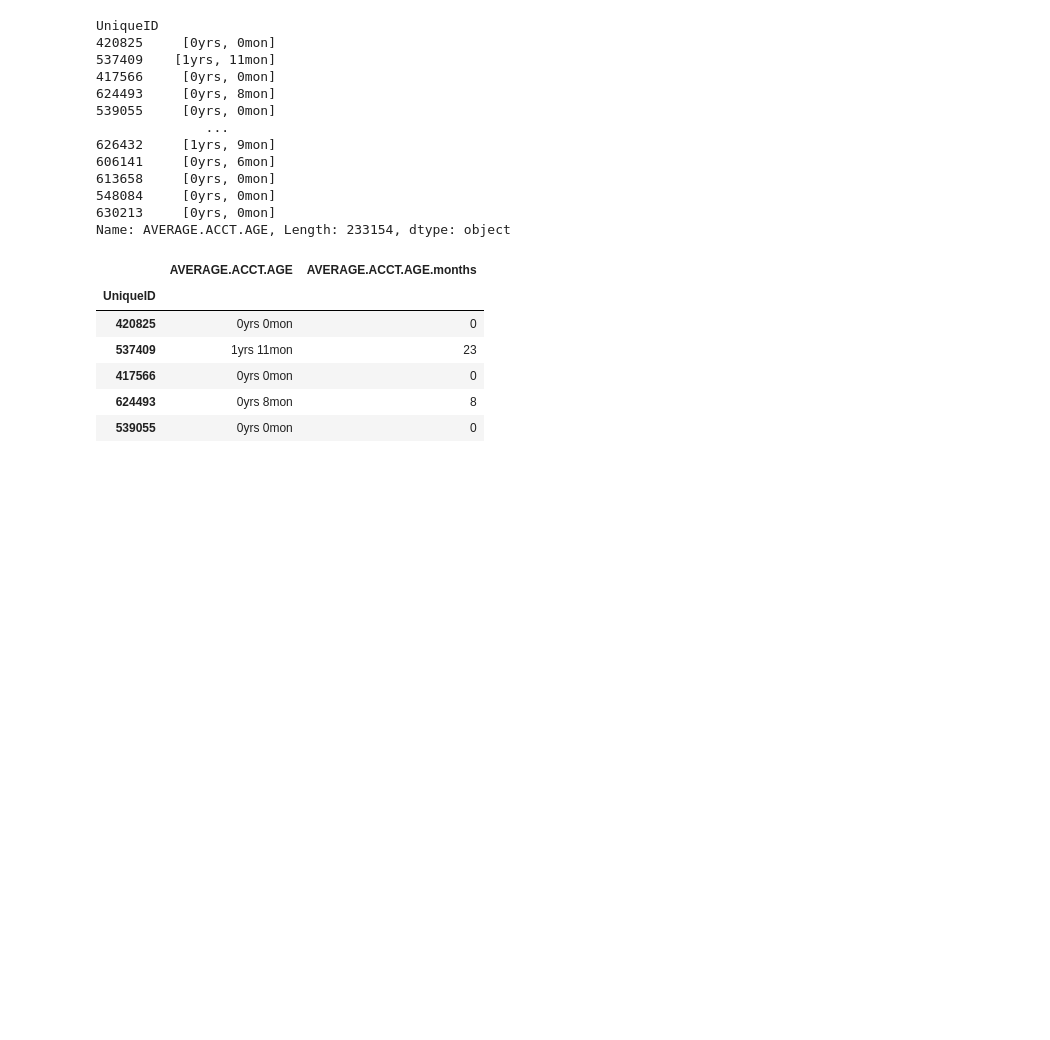
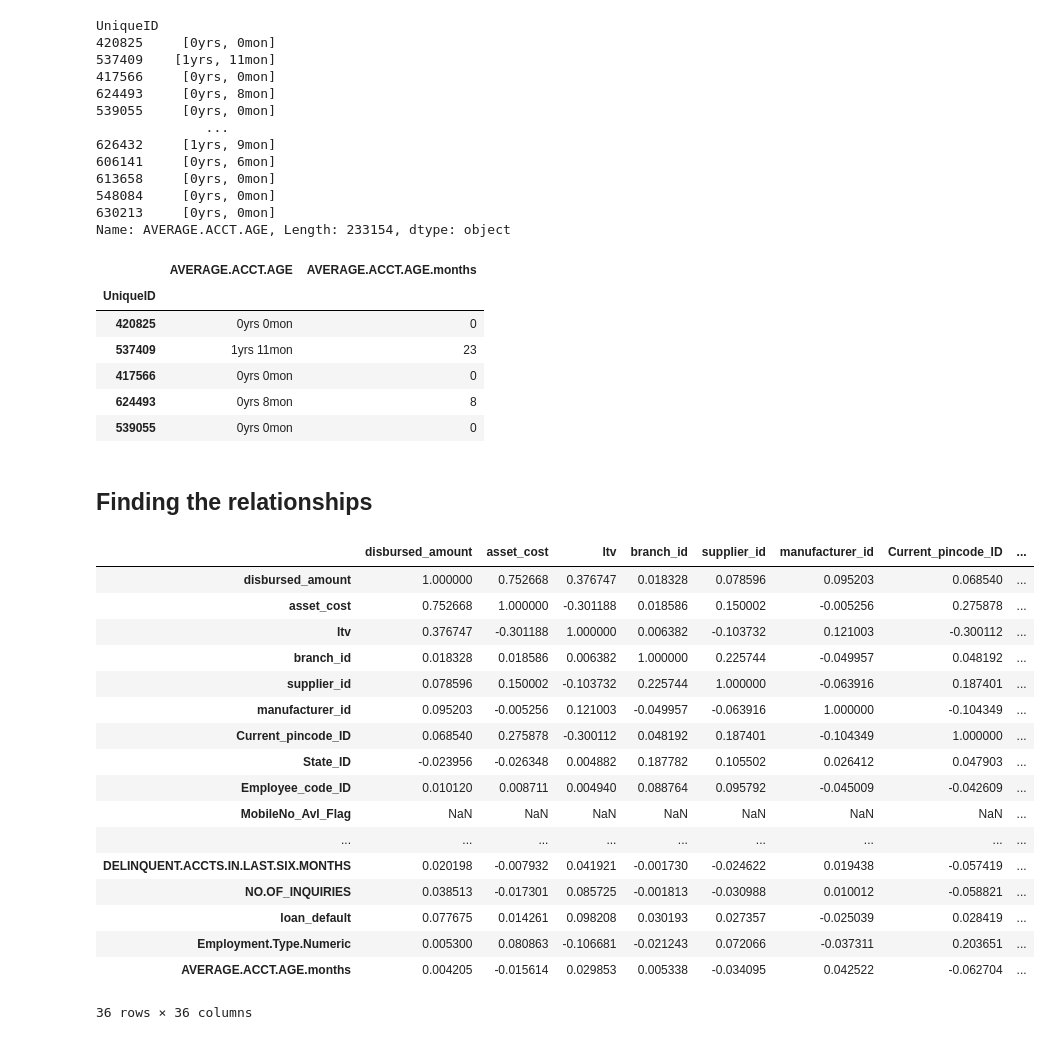
Before and after one commit to samil-web/strive-ai-may-2021-remote, a Jupyter notebook: 3. ltfs_eda/eda.ipynb, the cells around one changed output. Drawn from its saved outputs; the diff is of its cells as text; code cells hidden in the pictures; blank space fills up the shorter version.

```diff
--- a/3. ltfs_eda/eda.ipynb
+++ b/3. ltfs_eda/eda.ipynb
@@ -312,3 +312,27 @@ df[['AVERAGE.ACCT.AGE','AVERAGE.ACCT.AGE.months']].head()
 | 417566 | 0yrs 0mon | 0 |
 | 624493 | 0yrs 8mon | 8 |
 | 539055 | 0yrs 0mon | 0 |
+# %% [markdown]
+<h2>Finding the relationships</h2>
+# %%
+# For any non-numeric data type columns in the dataframe, it is ignored.
+df.corr()
+# %% [output]
+|  | disbursed_amount | asset_cost | ltv | branch_id | supplier_id | manufacturer_id | Current_pincode_ID | ... |
+| disbursed_amount | 1.000000 | 0.752668 | 0.376747 | 0.018328 | 0.078596 | 0.095203 | 0.068540 | ... |
+| asset_cost | 0.752668 | 1.000000 | -0.301188 | 0.018586 | 0.150002 | -0.005256 | 0.275878 | ... |
+| ltv | 0.376747 | -0.301188 | 1.000000 | 0.006382 | -0.103732 | 0.121003 | -0.300112 | ... |
+| branch_id | 0.018328 | 0.018586 | 0.006382 | 1.000000 | 0.225744 | -0.049957 | 0.048192 | ... |
+| supplier_id | 0.078596 | 0.150002 | -0.103732 | 0.225744 | 1.000000 | -0.063916 | 0.187401 | ... |
+| manufacturer_id | 0.095203 | -0.005256 | 0.121003 | -0.049957 | -0.063916 | 1.000000 | -0.104349 | ... |
+| Current_pincode_ID | 0.068540 | 0.275878 | -0.300112 | 0.048192 | 0.187401 | -0.104349 | 1.000000 | ... |
+| State_ID | -0.023956 | -0.026348 | 0.004882 | 0.187782 | 0.105502 | 0.026412 | 0.047903 | ... |
+| Employee_code_ID | 0.010120 | 0.008711 | 0.004940 | 0.088764 | 0.095792 | -0.045009 | -0.042609 | ... |
+| MobileNo_Avl_Flag | NaN | NaN | NaN | NaN | NaN | NaN | NaN | ... |
+| ... | ... | ... | ... | ... | ... | ... | ... | ... |
+| DELINQUENT.ACCTS.IN.LAST.SIX.MONTHS | 0.020198 | -0.007932 | 0.041921 | -0.001730 | -0.024622 | 0.019438 | -0.057419 | ... |
+| NO.OF_INQUIRIES | 0.038513 | -0.017301 | 0.085725 | -0.001813 | -0.030988 | 0.010012 | -0.058821 | ... |
+| loan_default | 0.077675 | 0.014261 | 0.098208 | 0.030193 | 0.027357 | -0.025039 | 0.028419 | ... |
+| Employment.Type.Numeric | 0.005300 | 0.080863 | -0.106681 | -0.021243 | 0.072066 | -0.037311 | 0.203651 | ... |
+| AVERAGE.ACCT.AGE.months | 0.004205 | -0.015614 | 0.029853 | 0.005338 | -0.034095 | 0.042522 | -0.062704 | ... |
+36 rows × 36 columns
```
